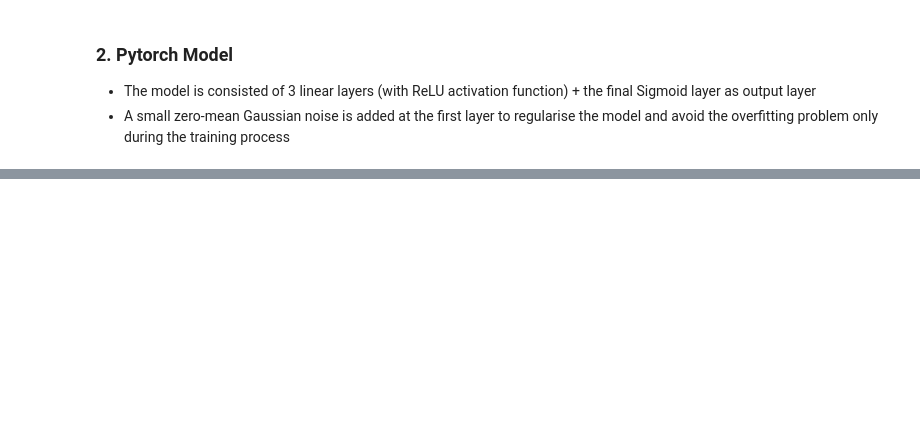
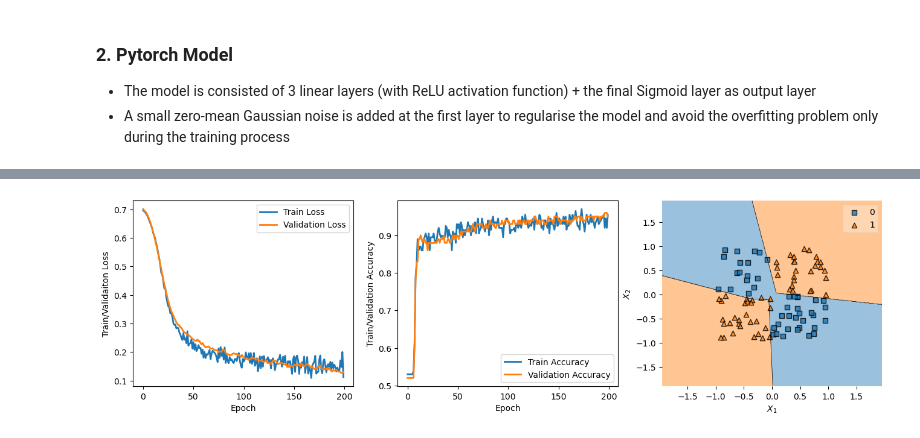
Before and after one commit to Roldbach/Machine-Learning-with-Pytorch-and-Scikit-Learn-Project, a Jupyter notebook: Chapter13/XOR.ipynb, the cells around one changed output, grey strips where cells are left out. Drawn from its saved outputs; the diff is of its cells as text; code cells hidden in the pictures; blank space fills up the shorter version.

```diff
--- a/Chapter13/XOR.ipynb
+++ b/Chapter13/XOR.ipynb
@@ -183,9 +304,20 @@ def trainBatch(
-# %%
-import torch
-from torch import nn
-
-test = torch.tensor([0,0,1]).float()
-test2 = torch.tensor([1,0,1]).float()
-
-result = ((test >= 0.5).float() == test2)
-print(result)
+# %%
+epoch = 200
+batchSize = 2
+learningRate = 1e-3
+model =NoisyModel(inputFeature=2, outputFeature=1, noiseSTD=0.1)
+optimiser = Adam(model.parameters(), learningRate, (0.9, 0.99))
+loss = nn.BCELoss()
+
+trainDataLoader = generateDataLoader(200, batchSize, 1)
+validationDataLoader = generateDataLoader(100, batchSize, 2)
+testData, testLabel = generateNumpyDataset(100, 3, 2)
+testDataLoader = generateDataLoader(100, 2, 3)
+
+trainLoss, trainAccuracy, validationLoss, validationAccuracy = train(epoch, trainDataLoader, validationDataLoader, model, optimiser, loss)
+print(" ")
+print("----------")
+print(" ")
+test(testDataLoader, model, loss)
+evaluate(trainLoss, trainAccuracy, validationLoss, validationAccuracy, testData, testLabel, model)
+# %% [output]
@@ -191,0 +341 @@ print(result)
+[figure, added]
```
Also changed, not shown: parts of 7 cells of this notebook, 1 other file.
